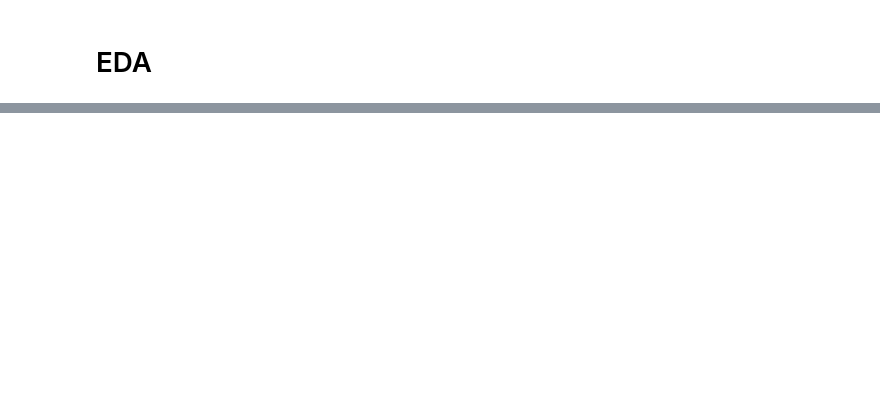
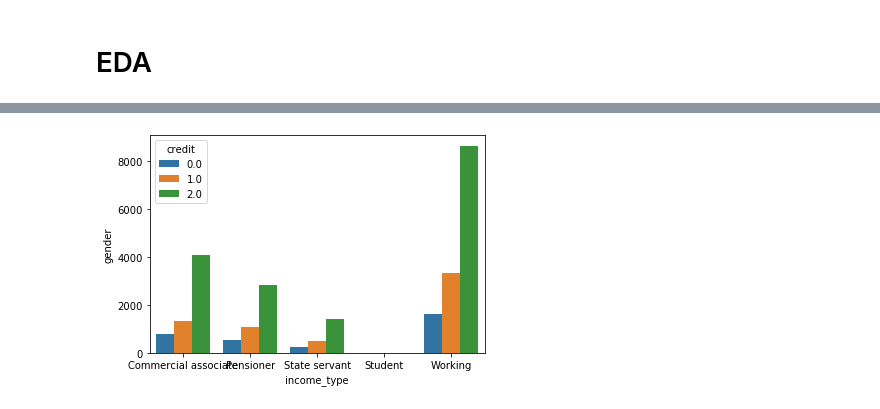
Before and after one commit to mhson-stack/credit-card-overdue-prediciton-ML-project, a Jupyter notebook: credit-card-overdue-eda.ipynb, the cells around one changed output, grey strips where cells are left out. Cells and saved outputs as stored; diff of their text form; code cells hidden in the pictures; blank space fills up the shorter version.

```diff
--- a/credit-card-overdue-eda.ipynb
+++ b/credit-card-overdue-eda.ipynb
@@ -156,0 +214,7 @@ train.corr()
+# %%
+bar_width = 0.35
+alpha = 0.5
+sns.barplot(x='income_type', y = 'gender', hue = 'credit', data = df)
+plt.show()
+# %% [output]
+[figure, added]
```
Also changed, not shown: parts of 23 cells of this notebook.
